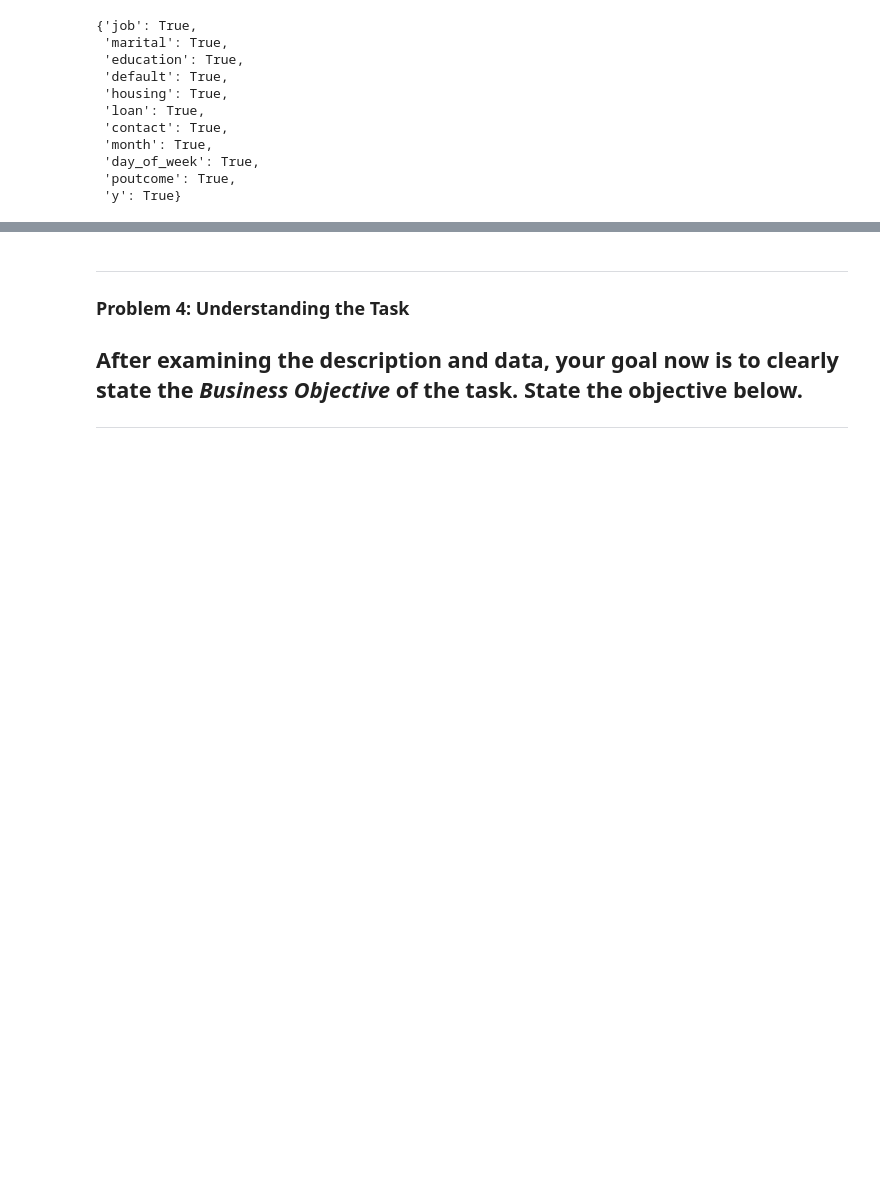
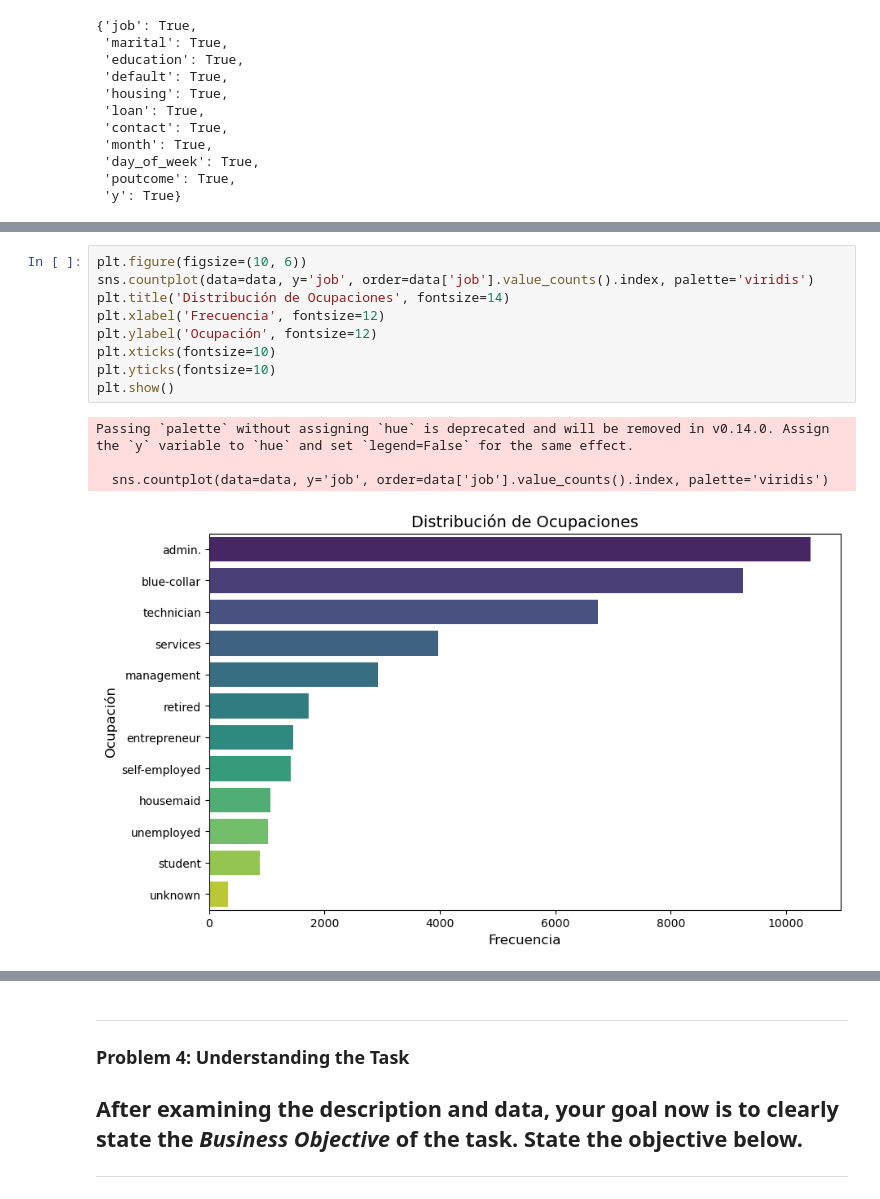
Before and after one commit to gitcoffee/USING_DATA_MINING_FOR_BANK_DIRECT_MARKETING, a Jupyter notebook: prompt_III_solution.ipynb, the cells around one changed output, grey strips where cells are left out. Saved outputs shown, nothing was run; the diff lists cells and outputs as text; blank space fills up the shorter version.

```diff
--- a/prompt_III_solution.ipynb
+++ b/prompt_III_solution.ipynb
@@ -279,0 +300,14 @@ unknown_replacement_check
+# %%
+plt.figure(figsize=(10, 6))
+sns.countplot(data=data, y='job', order=data['job'].value_counts().index, palette='viridis')
+plt.title('Distribución de Ocupaciones', fontsize=14)
+plt.xlabel('Frecuencia', fontsize=12)
+plt.ylabel('Ocupación', fontsize=12)
+plt.xticks(fontsize=10)
+plt.yticks(fontsize=10)
+plt.show()
+# %% [output]
+Passing `palette` without assigning `hue` is deprecated and will be removed in v0.14.0. Assign the `y` variable to `hue` and set `legend=False` for the same effect.
+
+  sns.countplot(data=data, y='job', order=data['job'].value_counts().index, palette='viridis')
+[figure, added]
```
Also changed, not shown: parts of 8 cells of this notebook, 1 other file.
